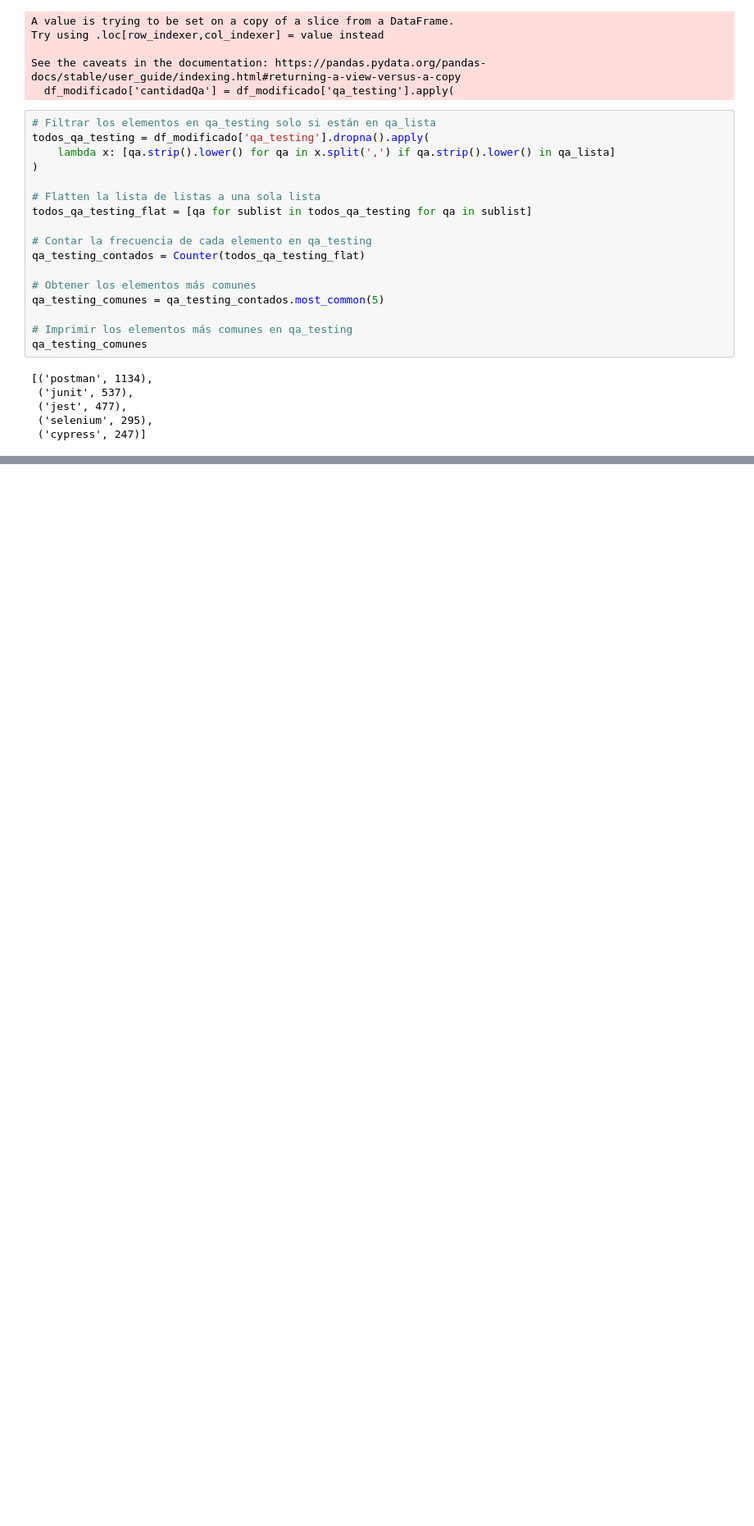
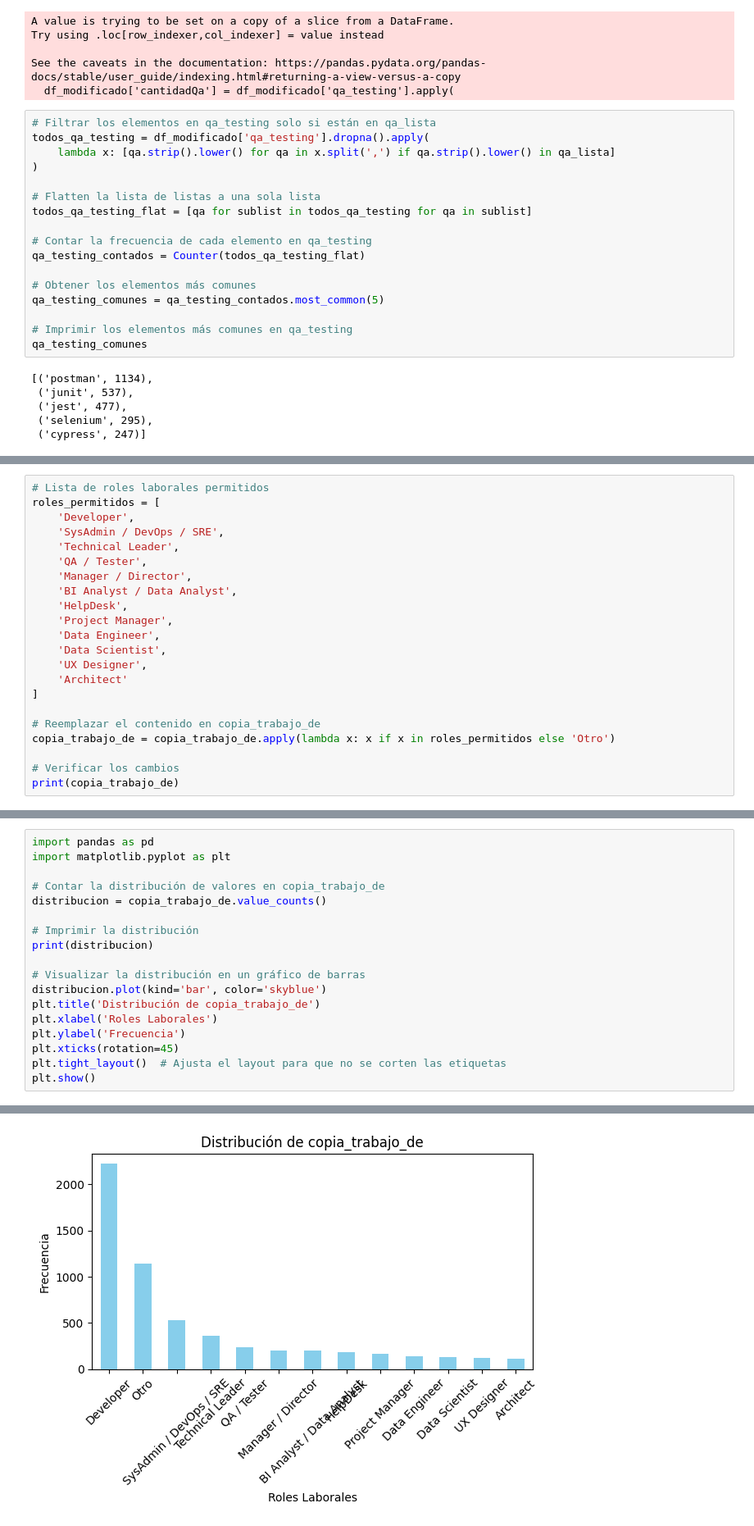
Before and after one commit to AgustinCocciardi/IA-Aplicada, a Jupyter notebook: Encuesta_de_sueldos.ipynb, the cells around one changed output, grey strips where cells are left out. Shown at 82% size. Cells and saved outputs as stored; diff of their text form; blank space fills up the shorter version.

```diff
--- a/Encuesta_de_sueldos.ipynb
+++ b/Encuesta_de_sueldos.ipynb
@@ -743,0 +789,22 @@ qa_testing_comunes
+# %%
+# Lista de roles laborales permitidos
+roles_permitidos = [
+    'Developer',
+    'SysAdmin / DevOps / SRE',
+    'Technical Leader',
+    'QA / Tester',
+    'Manager / Director',
+    'BI Analyst / Data Analyst',
+    'HelpDesk',
+    'Project Manager',
+    'Data Engineer',
+    'Data Scientist',
+    'UX Designer',
+    'Architect'
+]
+
+# Reemplazar el contenido en copia_trabajo_de
+copia_trabajo_de = copia_trabajo_de.apply(lambda x: x if x in roles_permitidos else 'Otro')
+
+# Verificar los cambios
+print(copia_trabajo_de)
@@ -743,0 +824,19 @@ qa_testing_comunes
+# %%
+import pandas as pd
+import matplotlib.pyplot as plt
+
+# Contar la distribución de valores en copia_trabajo_de
+distribucion = copia_trabajo_de.value_counts()
+
+# Imprimir la distribución
+print(distribucion)
+
+# Visualizar la distribución en un gráfico de barras
+distribucion.plot(kind='bar', color='skyblue')
+plt.title('Distribución de copia_trabajo_de')
+plt.xlabel('Roles Laborales')
+plt.ylabel('Frecuencia')
+plt.xticks(rotation=45)
+plt.tight_layout()  # Ajusta el layout para que no se corten las etiquetas
+plt.show()
+# %% [output]
@@ -743,0 +858 @@ qa_testing_comunes
+[figure, added]
```
Also changed, not shown: parts of 13 cells of this notebook.
